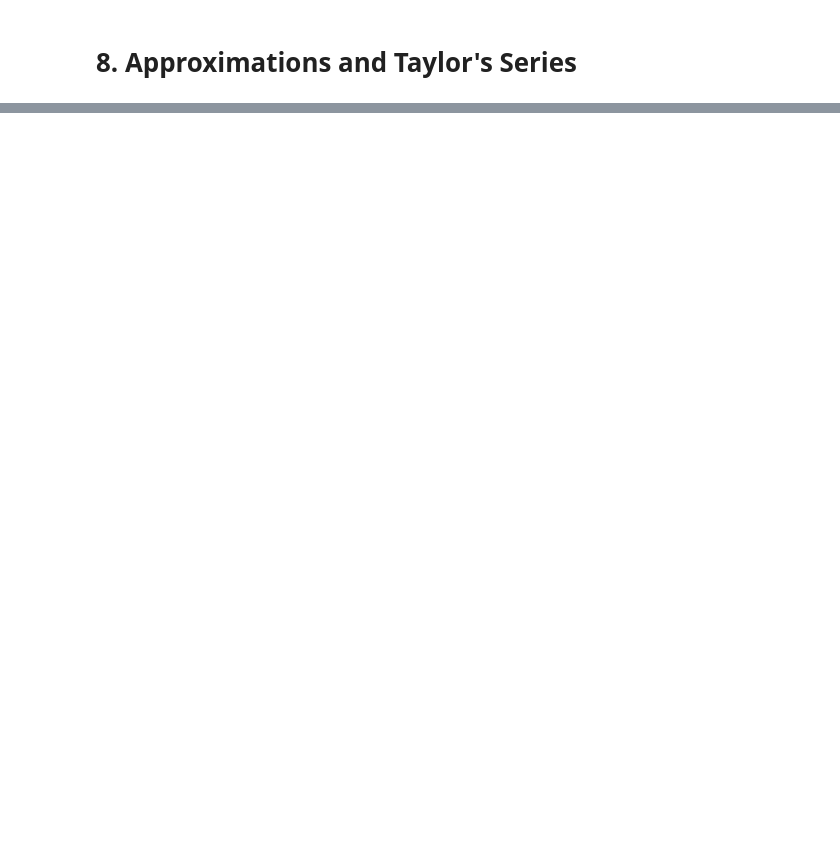
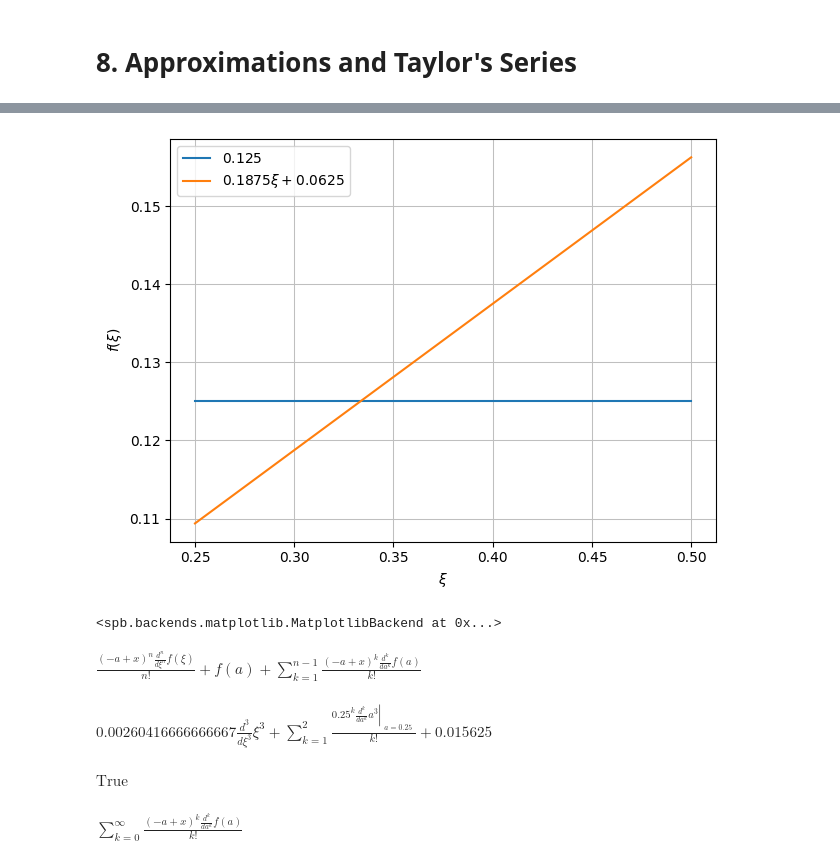
Before and after one commit to James-G-Hill/Sympy-Companion-to-Mathematics-Form-and-Function, a Jupyter notebook: ch06_concepts_of_calculus/08_approximations_and_taylors_series.ipynb, the cells around one changed output, grey strips where cells are left out. Saved outputs shown, nothing was run; the diff lists cells and outputs as text; code cells hidden in the pictures; blank space fills up the shorter version.

```diff
--- a/ch06_concepts_of_calculus/08_approximations_and_taylors_series.ipynb
+++ b/ch06_concepts_of_calculus/08_approximations_and_taylors_series.ipynb
@@ -96,0 +58,40 @@ plt.show()
+# %%
+plot(
+    (x**3).subs(iteration_subs),
+    iteration.subs(iteration_f_subs).subs(iteration_subs).doit(),
+    (xi, .25, .5)
+)
+# %% [output]
+[figure, added]
+<spb.backends.matplotlib.MatplotlibBackend at 0x...>
+# %%
+k, n = symbols('k, n')
+
+ts1 = f(a)
+ts2 = Sum(f(a).diff((a, k)) * ((x - a)**k / factorial(k)), (k, 1, n-1))
+ts3 = f(xi).diff((xi, n)) * ((x - a)**n / factorial(n))
+
+taylor_special = ts1 + ts2 + ts3
+taylor_special
+# %% [output]
+$\displaystyle \frac{\left(- a + x\right)^{n} \frac{d^{n}}{d ξ^{n}} f{\left(ξ \right)}}{n!} + f{\left(a \right)} + \sum_{k=1}^{n - 1} \frac{\left(- a + x\right)^{k} \frac{d^{k}}{d a^{k}} f{\left(a \right)}}{k!}$
+# %%
+ts_subs = {
+    f(a): a**3,
+    f(xi): xi**3
+}
+
+taylor_special.subs(ts_subs).subs(iteration_subs).subs(n, 3)
+# %% [output]
+$\displaystyle 0.00260416666666667 \frac{d^{3}}{d ξ^{3}} ξ^{3} + \sum_{k=1}^{2} \frac{0.25^{k} \left. \frac{d^{k}}{d a^{k}} a^{3} \right|_{\substack{ a=0.25 }}}{k!} + 0.015625$
+# %%
+Eq(.5**3, taylor_special.subs(ts_subs).subs(iteration_subs).subs(n, 3)).doit()
+# %% [output]
+$\displaystyle \text{True}$
+# %%
+f_deriv = Derivative(f(a), (a, k)) * ((x - a)**k) / factorial(k)
+
+inf_pow_series = Sum(f_deriv, (k, 0, oo))
+inf_pow_series
+# %% [output]
+$\displaystyle \sum_{k=0}^{\infty} \frac{\left(- a + x\right)^{k} \frac{d^{k}}{d a^{k}} f{\left(a \right)}}{k!}$
```
Also changed, not shown: parts of 16 cells of this notebook.
